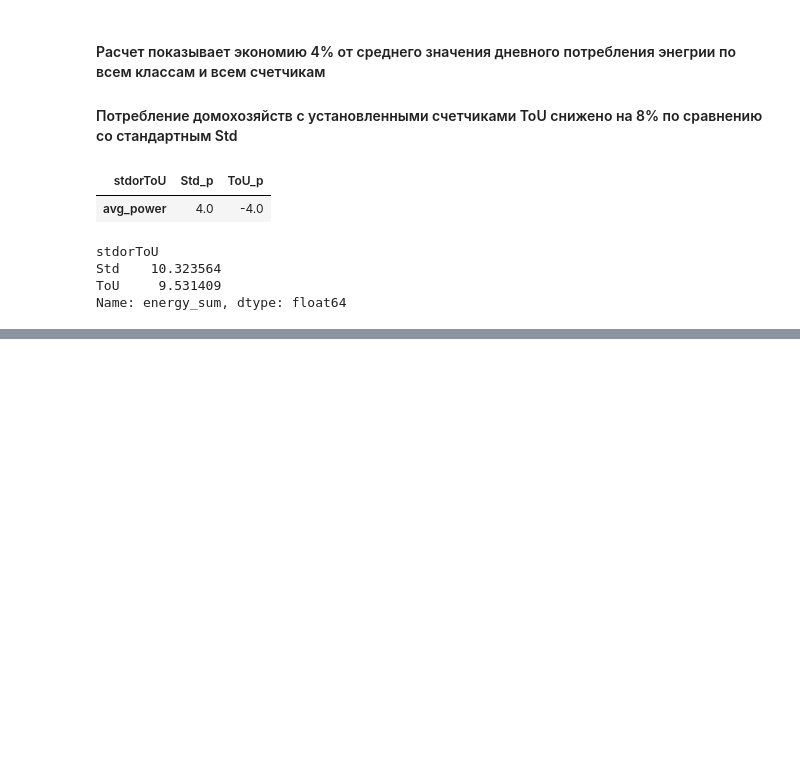
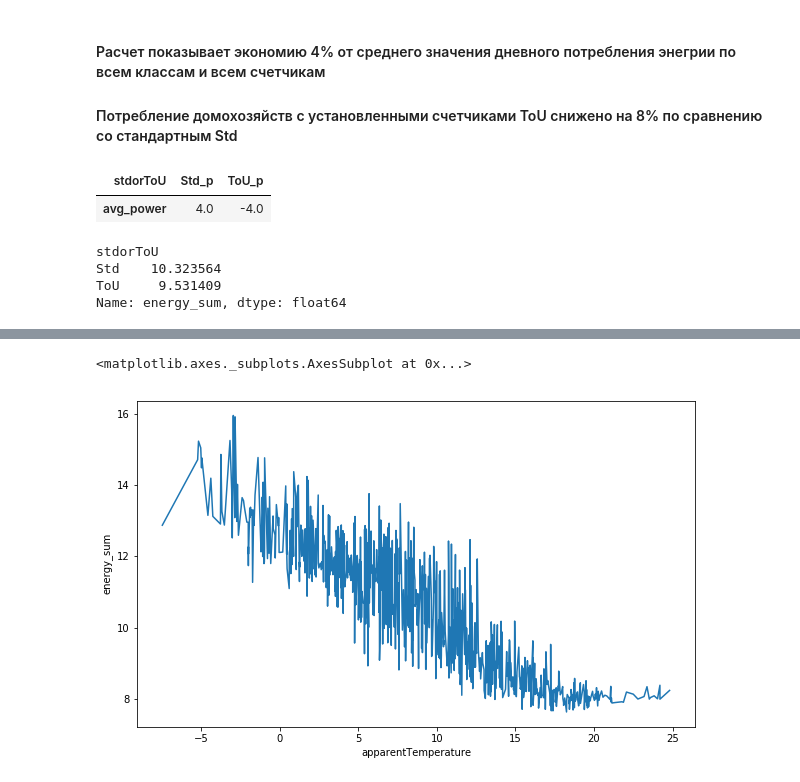
Before and after one commit to team4success/london_power_data_analytics, a Jupyter notebook: main_project.ipynb, the cells around one changed output, grey strips where cells are left out. Drawn from its saved outputs; the diff is of its cells as text; code cells hidden in the pictures; blank space fills up the shorter version.

```diff
--- a/main_project.ipynb
+++ b/main_project.ipynb
@@ -327,0 +390,11 @@ Name: energy_sum, dtype: float64
+# %%
+# Загрузка данных
+weather = pd.read_csv('{}/weather_hourly_darksky.csv'.format(smart_meters_folder_path1), usecols = ["time", "apparentTemperature"],  parse_dates = ['time'])
+
+# добавление колонки в датасек с округлением до дня
+weather['day'] = weather['time'].dt.round("d")
+
+#
+weather_min = weather.groupby('day').agg({'apparentTemperature':np.max})
+#weather_min['day'] = weather_min.apply(lambda row: row.loc('time'), axis=1)
+weather_min.head()
@@ -327,0 +427,6 @@ Name: energy_sum, dtype: float64
+# %%
+daily_dataset_for_weather = df_daily_dataset[
+    (daily_dataset_with_hh_info['energy_count'] == 48) &
+    (daily_dataset_with_hh_info['Acorn'] != 'ACORN-')
+].groupby('day').agg({'energy_sum':np.mean})
+weather_mean = weather.groupby('day').agg({'apparentTemperature':np.mean})
@@ -327,0 +443,8 @@ Name: energy_sum, dtype: float64
+# %%
+en_weather = daily_dataset_for_weather.merge(weather_mean, how = 'left', on = 'day')
+# %%
+plt.figure(figsize=(10, 6))
+sns.lineplot(x="apparentTemperature", y="energy_sum", data=en_weather)
+# %% [output]
+<matplotlib.axes._subplots.AxesSubplot at 0x...>
+[figure, added]
```
Also changed, not shown: parts of 17 cells of this notebook.
